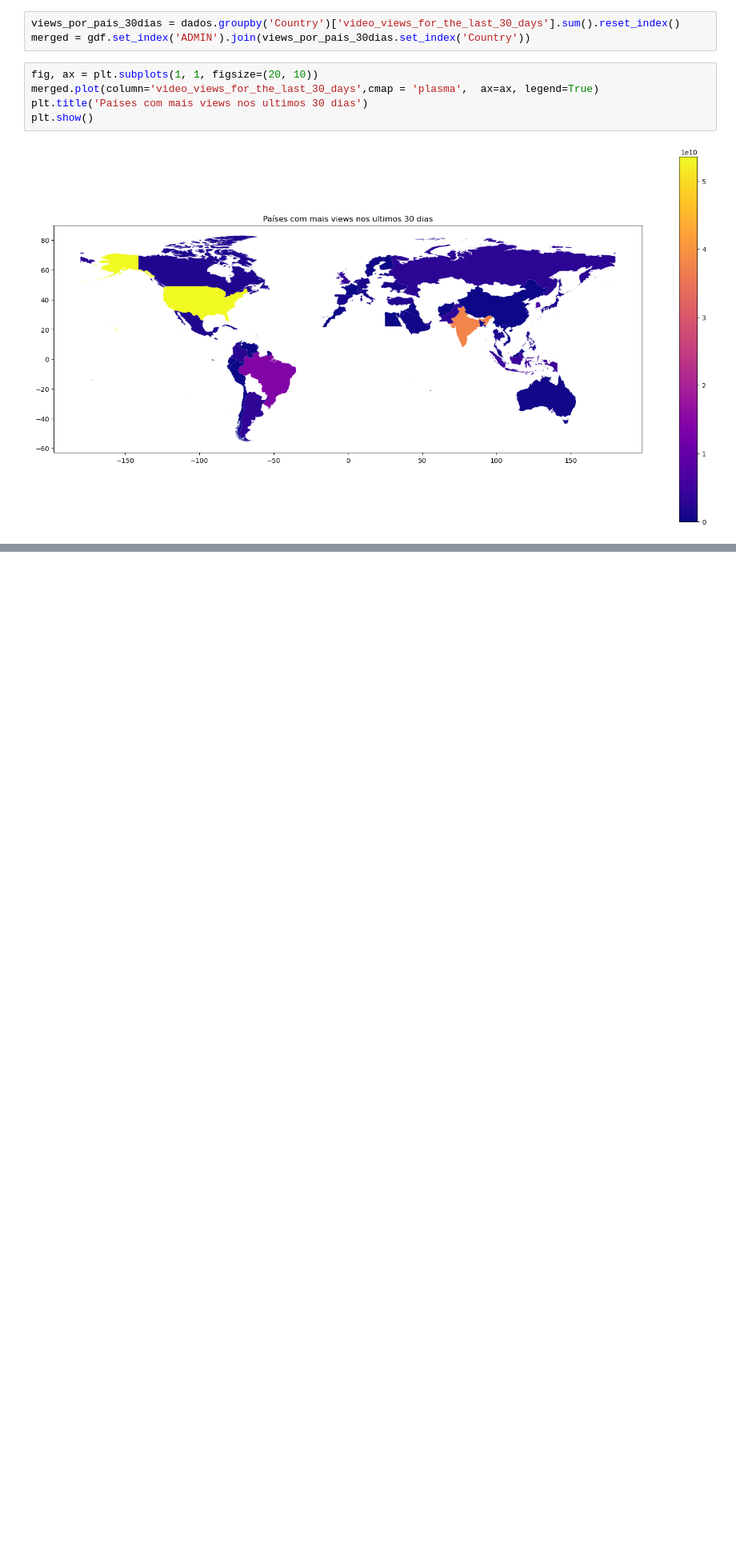
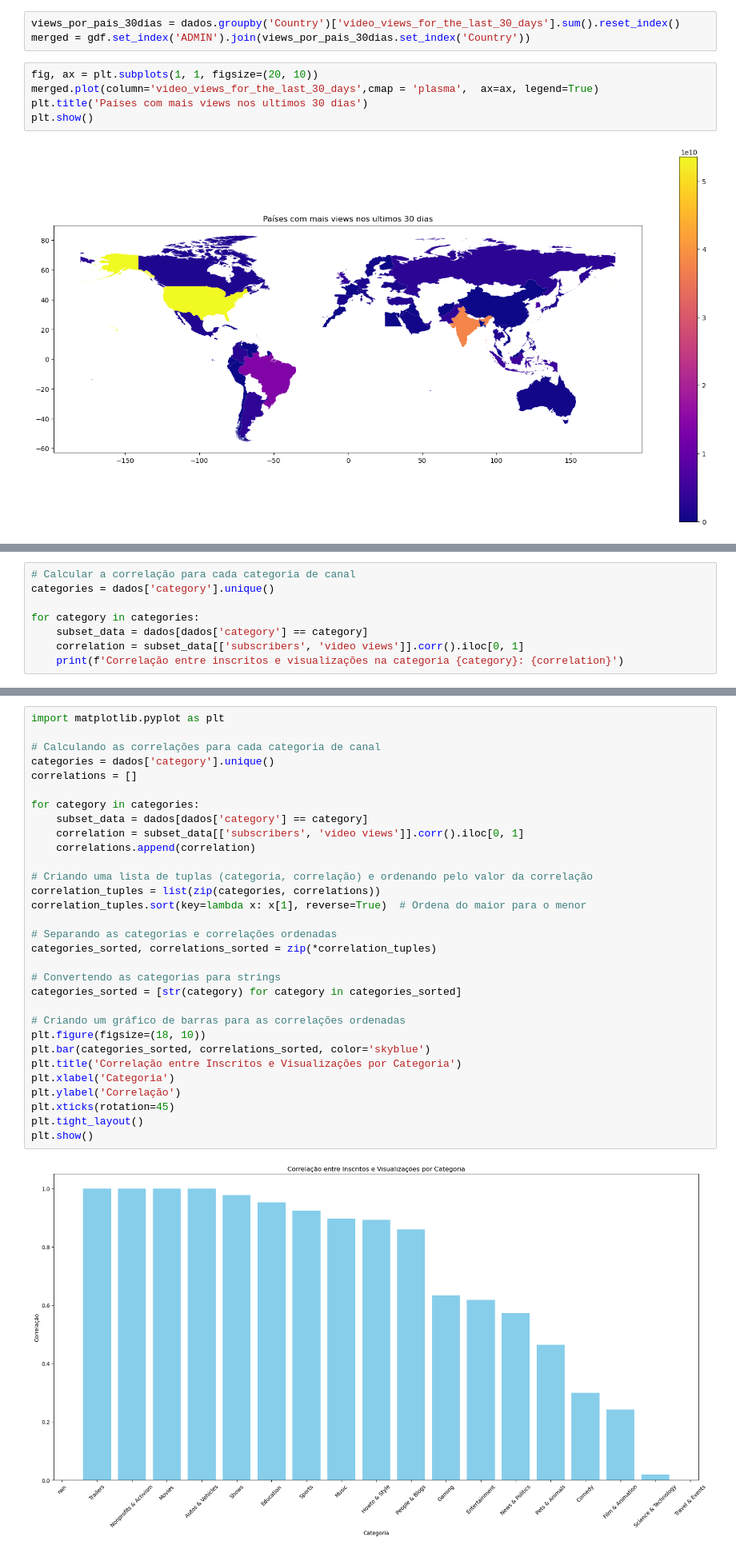
Before and after one commit to WladRamos/Youtube-data-science-project, a Jupyter notebook: youtubeData.ipynb, the cells around one changed output, grey strips where cells are left out. Shown at 80% size. Cells and saved outputs as stored; diff of their text form; blank space fills up the shorter version.

```diff
--- a/youtubeData.ipynb
+++ b/youtubeData.ipynb
@@ -463,0 +562,8 @@ plt.show()
+# %%
+# Calcular a correlação para cada categoria de canal
+categories = dados['category'].unique()
+
+for category in categories:
+    subset_data = dados[dados['category'] == category]
+    correlation = subset_data[['subscribers', 'video views']].corr().iloc[0, 1]
+    print(f'Correlação entre inscritos e visualizações na categoria {category}: {correlation}')
@@ -463,0 +590,33 @@ plt.show()
+# %%
+import matplotlib.pyplot as plt
+
+# Calculando as correlações para cada categoria de canal
+categories = dados['category'].unique()
+correlations = []
+
+for category in categories:
+    subset_data = dados[dados['category'] == category]
+    correlation = subset_data[['subscribers', 'video views']].corr().iloc[0, 1]
+    correlations.append(correlation)
+
+# Criando uma lista de tuplas (categoria, correlação) e ordenando pelo valor da correlação
+correlation_tuples = list(zip(categories, correlations))
+correlation_tuples.sort(key=lambda x: x[1], reverse=True)  # Ordena do maior para o menor
+
+# Separando as categorias e correlações ordenadas
+categories_sorted, correlations_sorted = zip(*correlation_tuples)
+
+# Convertendo as categorias para strings
+categories_sorted = [str(category) for category in categories_sorted]
+
+# Criando um gráfico de barras para as correlações ordenadas
+plt.figure(figsize=(18, 10))
+plt.bar(categories_sorted, correlations_sorted, color='skyblue')
+plt.title('Correlação entre Inscritos e Visualizações por Categoria')
+plt.xlabel('Categoria')
+plt.ylabel('Correlação')
+plt.xticks(rotation=45)
+plt.tight_layout()
+plt.show()
+# %% [output]
+[figure, added]
```
Also changed, not shown: parts of 5 cells of this notebook.
